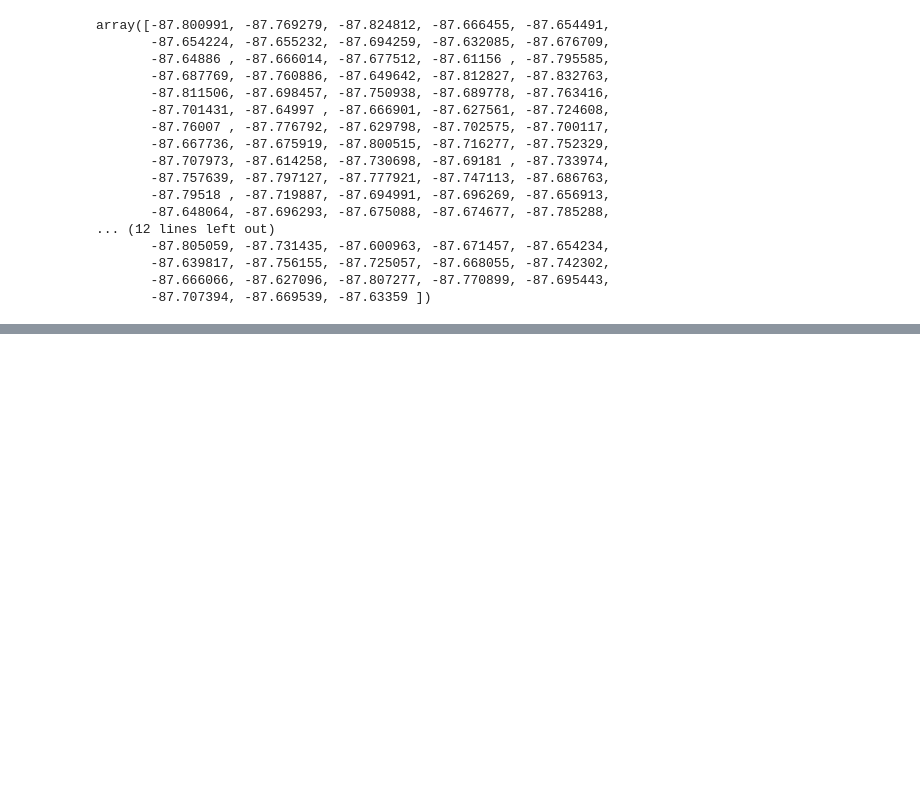
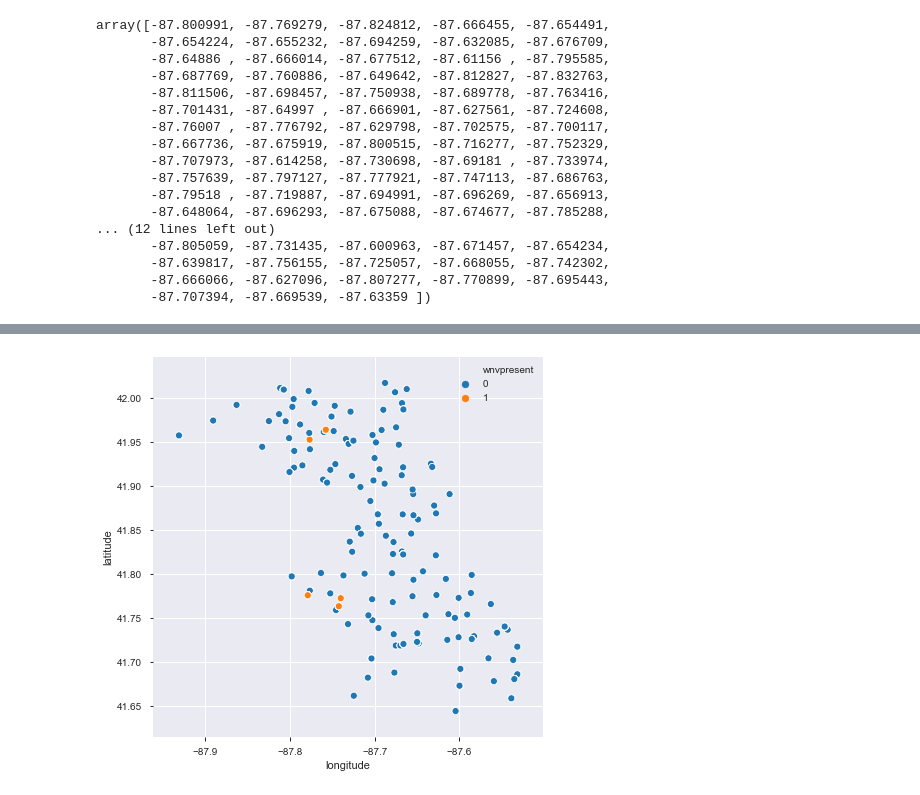
Before and after one commit to liJiansheng/West-Nile-Virus, a Jupyter notebook: Code/01_Train_Data_Cleaning.ipynb, the cells around one changed output, grey strips where cells are left out. Cells and saved outputs as stored; diff of their text form; code cells hidden in the pictures; blank space fills up the shorter version.

Commit message:
Update 01_Train_Data_Cleaning.ipynb
Updated 5/2 9.23pm

```diff
--- a/Code/01_Train_Data_Cleaning.ipynb
+++ b/Code/01_Train_Data_Cleaning.ipynb
@@ -384,0 +423,10 @@ array([-87.800991, -87.769279, -87.824812, -87.666455, -87.654491,
+# %%
+x = train['longitude']
+y = train['latitude']
+
+plt.figure(figsize=(7,7))
+sns.scatterplot(x,y,hue=train['wnvpresent'])
+
+plt.show()
+# %% [output]
+[figure, added]
```
Also changed, not shown: parts of 16 cells of this notebook.
